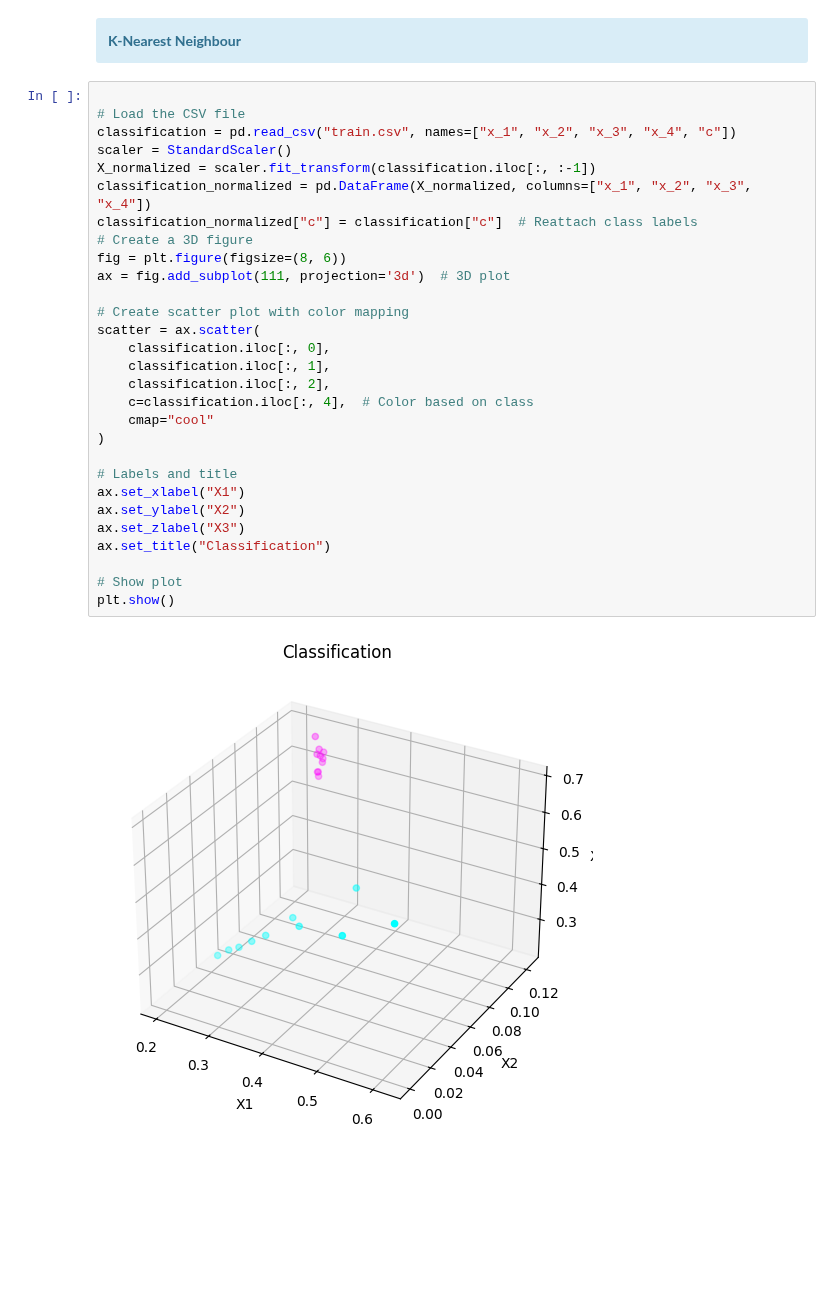
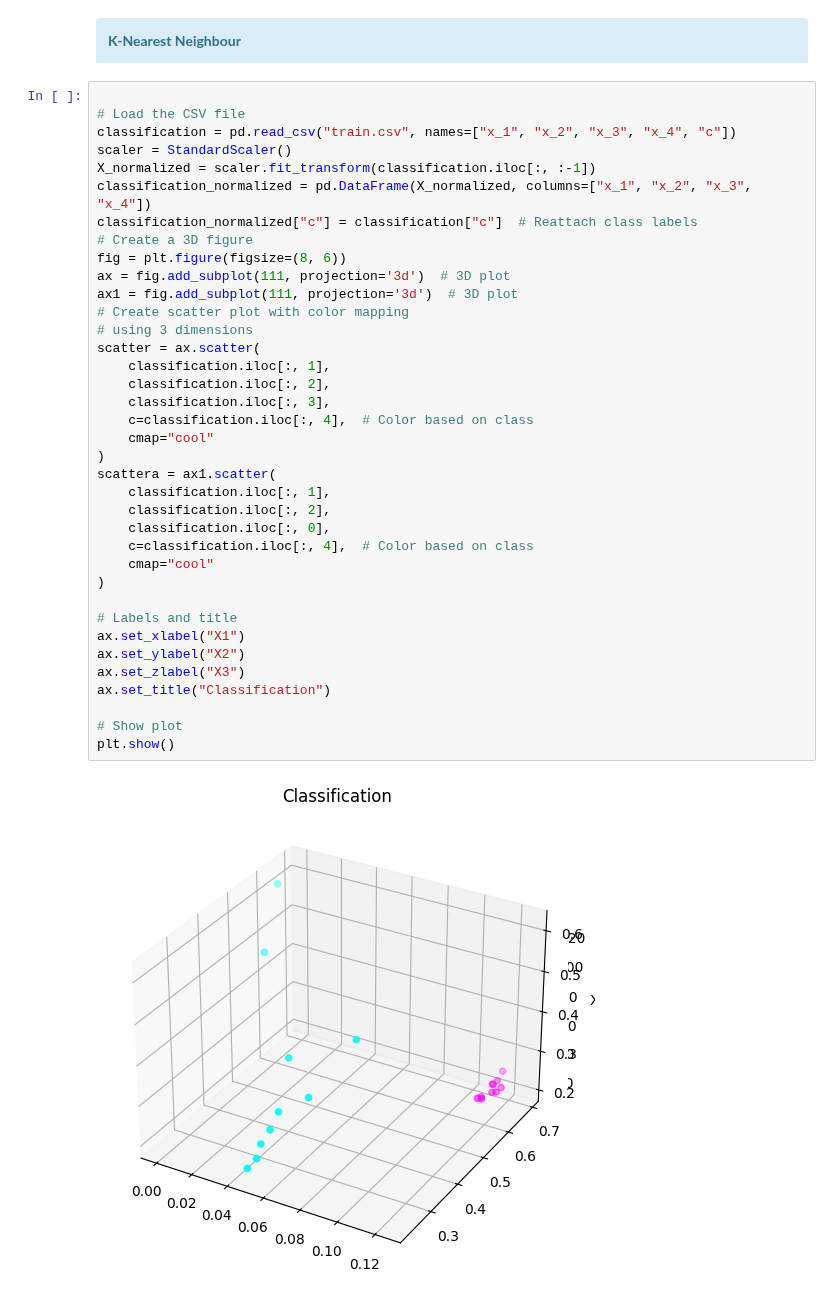
Before and after one commit to Jevi-Waugh/PH-AML, a Jupyter notebook: src/K-NN.ipynb, the cells around one changed output. Saved outputs shown, nothing was run; the diff lists cells and outputs as text; blank space fills up the shorter version.

```diff
--- a/src/K-NN.ipynb
+++ b/src/K-NN.ipynb
@@ -15,31 +15,39 @@ from sklearn.preprocessing import StandardScaler
 # %%
 
 # Load the CSV file
 classification = pd.read_csv("train.csv", names=["x_1", "x_2", "x_3", "x_4", "c"])
 scaler = StandardScaler()
 X_normalized = scaler.fit_transform(classification.iloc[:, :-1])
 classification_normalized = pd.DataFrame(X_normalized, columns=["x_1", "x_2", "x_3", "x_4"])
 classification_normalized["c"] = classification["c"]  # Reattach class labels
 # Create a 3D figure
 fig = plt.figure(figsize=(8, 6))
 ax = fig.add_subplot(111, projection='3d')  # 3D plot
-
+ax1 = fig.add_subplot(111, projection='3d')  # 3D plot
 # Create scatter plot with color mapping
+# using 3 dimensions
 scatter = ax.scatter(
-    classification.iloc[:, 0],
     classification.iloc[:, 1],
     classification.iloc[:, 2],
+    classification.iloc[:, 3],
+    c=classification.iloc[:, 4],  # Color based on class
+    cmap="cool"
+)
+scattera = ax1.scatter(
+    classification.iloc[:, 1],
+    classification.iloc[:, 2],
+    classification.iloc[:, 0],
     c=classification.iloc[:, 4],  # Color based on class
     cmap="cool"
 )
 
 # Labels and title
 ax.set_xlabel("X1")
 ax.set_ylabel("X2")
 ax.set_zlabel("X3")
 ax.set_title("Classification")
 
 # Show plot
 plt.show()
 # %% [output]
-[figure, old version]
+[figure, new version]
```
Also changed, not shown: parts of 2 cells of this notebook.
